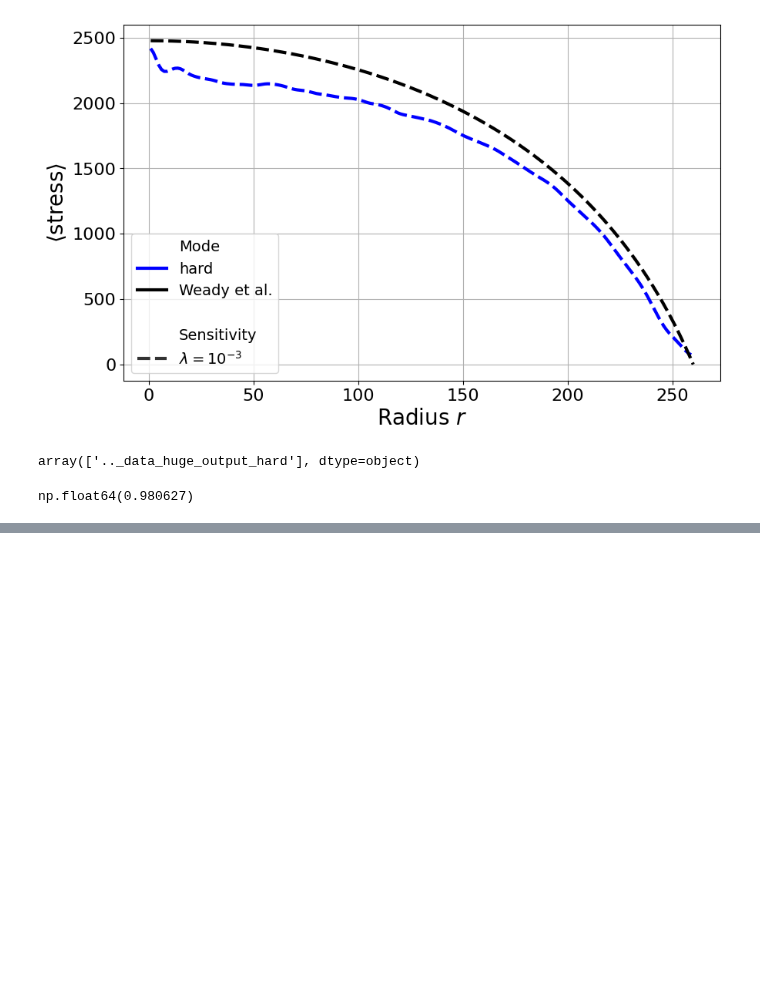
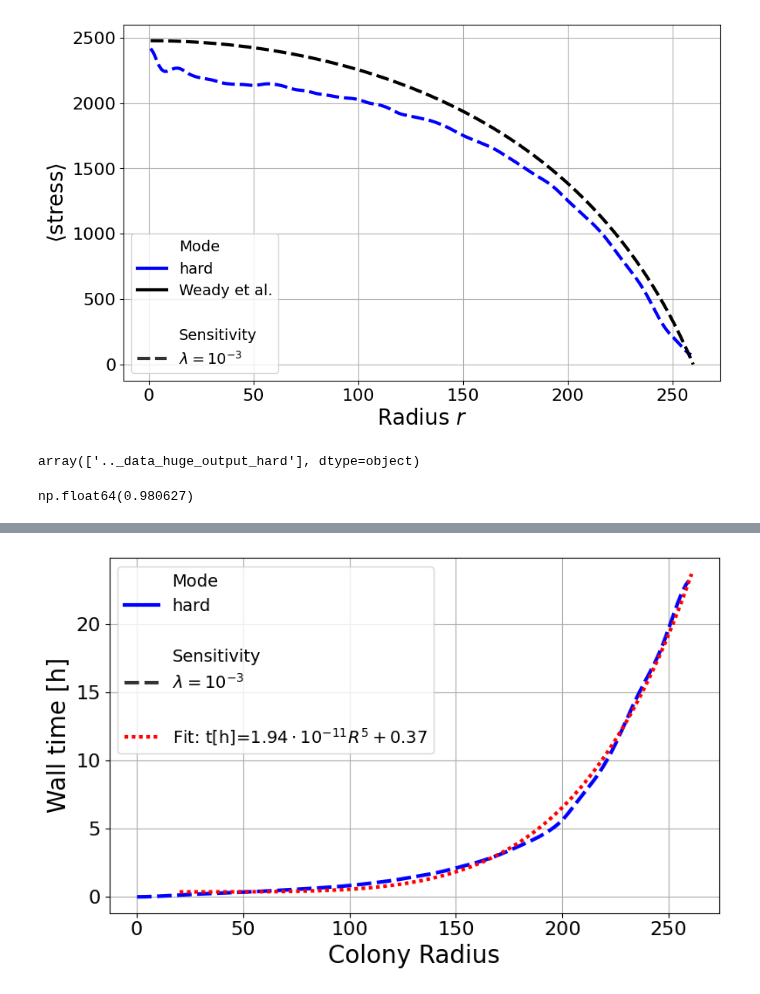
Before and after one commit to ManuelLerchner/ProliferatingCellCollectives-IDP, a Jupyter notebook: analysis/plot_huge.ipynb, the cells around one changed output, grey strips where cells are left out. Saved outputs shown, nothing was run; the diff lists cells and outputs as text; code cells hidden in the pictures; blank space fills up the shorter version.

```diff
--- a/analysis/plot_huge.ipynb
+++ b/analysis/plot_huge.ipynb
@@ -895,0 +920,79 @@ Fitted equation: wall_time_seconds = 241.14 * exp(0.0227 * radius)
+# %%
+
+
+import matplotlib.pyplot as plt
+from scipy.optimize import curve_fit
+import numpy as np
+
+g = plot_parameter_over_time(sim_dict, x="colony_radius",  y="wall_time [h]",
+                             xlabel="Colony Radius", ylabel="Wall time [h]", outname="huge_wall_time_vs_colony_radius.png", errorbar=("se", 5))
+
+index = sim_dict["colony_radius"] >= 20
+
+x = sim_dict["colony_radius"][index]
+y = sim_dict["wall_time [h]"][index]
+
+
+def fn(x, a, b):
+    return a*x**(5) + b
+
+
+# Fit the curve
+popt, pcov = curve_fit(fn, x, y)
+a_fit, b_fit = popt
+
+
+# Plot
+
+x_test = np.linspace(x.min(), x.max(), 100)
+y_fit = fn(x_test, *popt)
+
+ax = g.figure.axes[0]
+
+a_mantissa, a_exp = f"{a_fit:.2e}".split("e")
+a_exp = int(a_exp)
+
+ax.plot(x_test, y_fit, label=f'Fit: t[h]=${a_mantissa} \\cdot 10^{{{a_exp}}} R^5 + {b_fit:.2f}$',
+        color='red', linestyle=(0, (1, 1)), linewidth=3)
+
+leg = ax.legend()
+
+handles = leg.legend_handles
+labels = [h.get_label() for h in handles]
+
+leg.remove()
+
+
+if len(handles) > 3:
+
+    labels.insert(2, "")
+    handles.insert(2, plt.Line2D([], [], color='none'))
+
+
+a = handles.pop()
+handles.pop()
+l = handles.pop()
+handles.pop()
+
+b = labels.pop()
+labels.pop()
+m = labels.pop()
+labels.pop()
+
+handles.append(l)
+labels.append(m)
+
+handles.append(a)
+labels.append(b)
+
+labels.insert(-1, "")
+handles.insert(-1, plt.Line2D([], [], color='none'))
+
+ax.legend(handles, labels, fontsize=14)
+
+g.figure.tight_layout()
+
+g.figure.savefig("huge_wall_time_vs_radius_with_fit.png",
+                 dpi=300, bbox_inches="tight")
+f'Fit: t[h]=${a_mantissa} \\cdot 10^{{{a_exp}}} R^5 + {b_fit:.2f}$'
+# %% [output]
@@ -895,0 +1000 @@ Fitted equation: wall_time_seconds = 241.14 * exp(0.0227 * radius)
+[figure, added]
```
Also changed, not shown: parts of 4 cells of this notebook, 2 other files.
